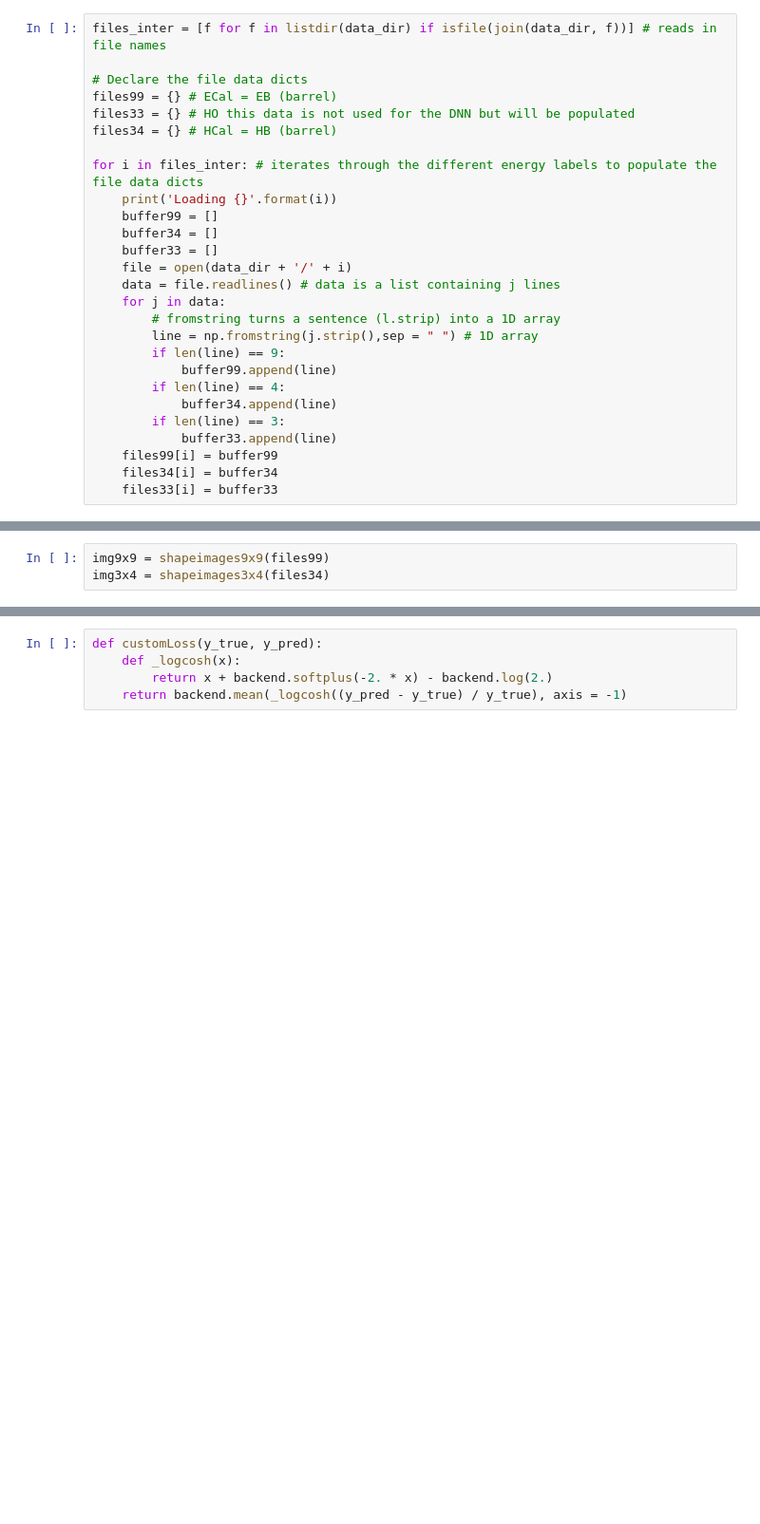
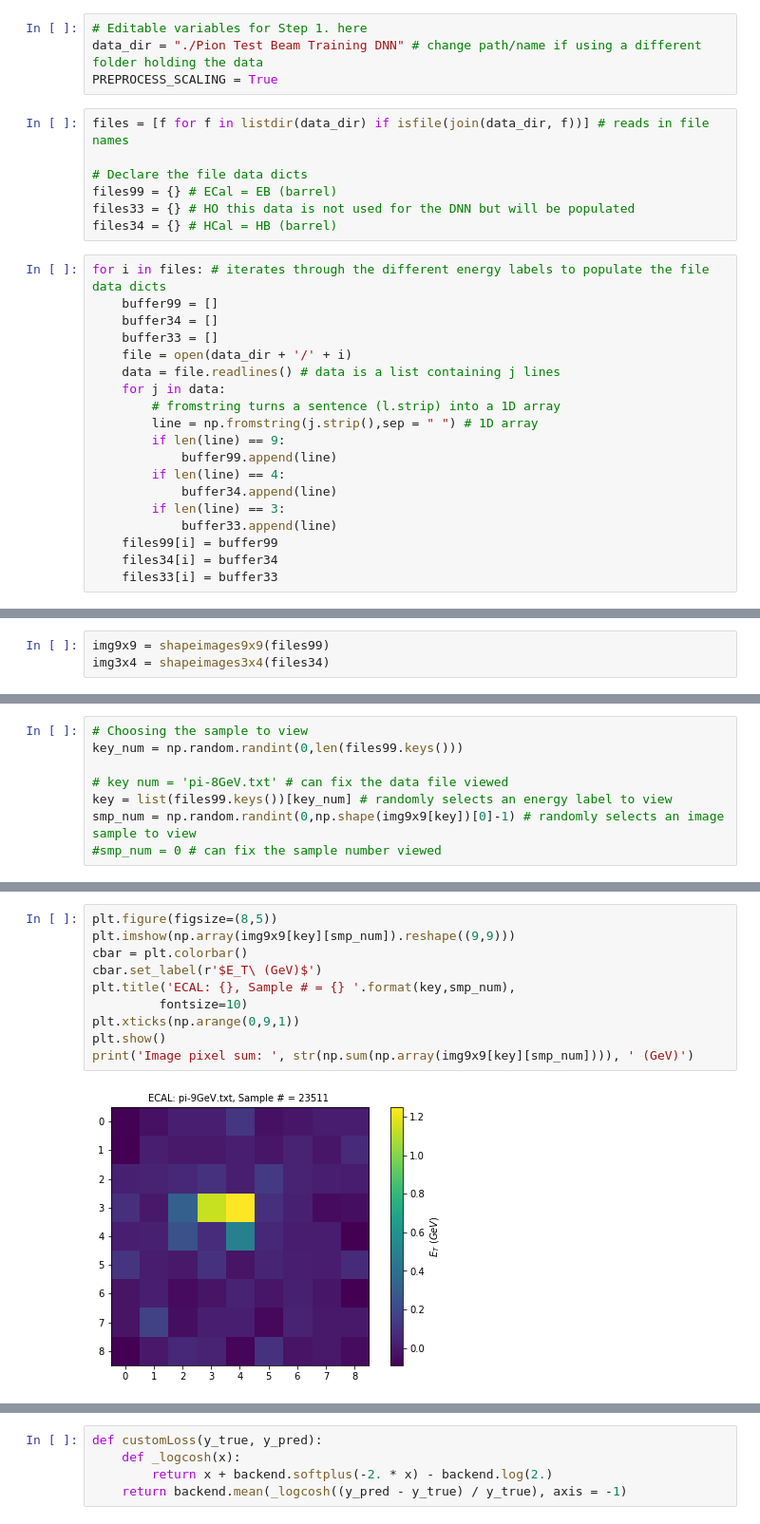
Before and after one commit to daniel-sunyou-li/Pion-Beam-Neural-Networks, a Jupyter notebook: DNN Analysis.ipynb, the cells around one changed output, grey strips where cells are left out. Shown: that part at 95% size. Saved outputs shown, nothing was run; the diff lists cells and outputs as text; blank space fills up the shorter version.

```diff
--- a/DNN Analysis.ipynb
+++ b/DNN Analysis.ipynb
@@ -99,13 +96,16 @@ WINDOWS = {
+# %%
+# Editable variables for Step 1. here
+data_dir = "./Pion Test Beam Training DNN" # change path/name if using a different folder holding the data
+PREPROCESS_SCALING = True
+# %%
+files = [f for f in listdir(data_dir) if isfile(join(data_dir, f))] # reads in file names
+
+# Declare the file data dicts
+files99 = {} # ECal = EB (barrel)
+files33 = {} # HO this data is not used for the DNN but will be populated
+files34 = {} # HCal = HB (barrel)
 # %%
-files_inter = [f for f in listdir(data_dir) if isfile(join(data_dir, f))] # reads in file names
-
-# Declare the file data dicts
-files99 = {} # ECal = EB (barrel)
-files33 = {} # HO this data is not used for the DNN but will be populated
-files34 = {} # HCal = HB (barrel)
-
-for i in files_inter: # iterates through the different energy labels to populate the file data dicts
-    print('Loading {}'.format(i))
+for i in files: # iterates through the different energy labels to populate the file data dicts
     buffer99 = []
     buffer34 = []
     buffer33 = []
@@ -182,0 +167,8 @@ img3x4 = shapeimages3x4(files34)
+# %%
+# Choosing the sample to view
+key_num = np.random.randint(0,len(files99.keys()))
+
+# key num = 'pi-8GeV.txt' # can fix the data file viewed
+key = list(files99.keys())[key_num] # randomly selects an energy label to view
+smp_num = np.random.randint(0,np.shape(img9x9[key])[0]-1) # randomly selects an image sample to view
+#smp_num = 0 # can fix the sample number viewed
@@ -182,0 +177,12 @@ img3x4 = shapeimages3x4(files34)
+# %%
+plt.figure(figsize=(8,5))
+plt.imshow(np.array(img9x9[key][smp_num]).reshape((9,9)))
+cbar = plt.colorbar()
+cbar.set_label(r'$E_T\ (GeV)$')
+plt.title('ECAL: {}, Sample # = {} '.format(key,smp_num),
+         fontsize=10)
+plt.xticks(np.arange(0,9,1))
+plt.show()
+print('Image pixel sum: ', str(np.sum(np.array(img9x9[key][smp_num]))), ' (GeV)')
+# %% [output]
+[figure, added]
```
Also changed, not shown: parts of 131 cells of this notebook.
